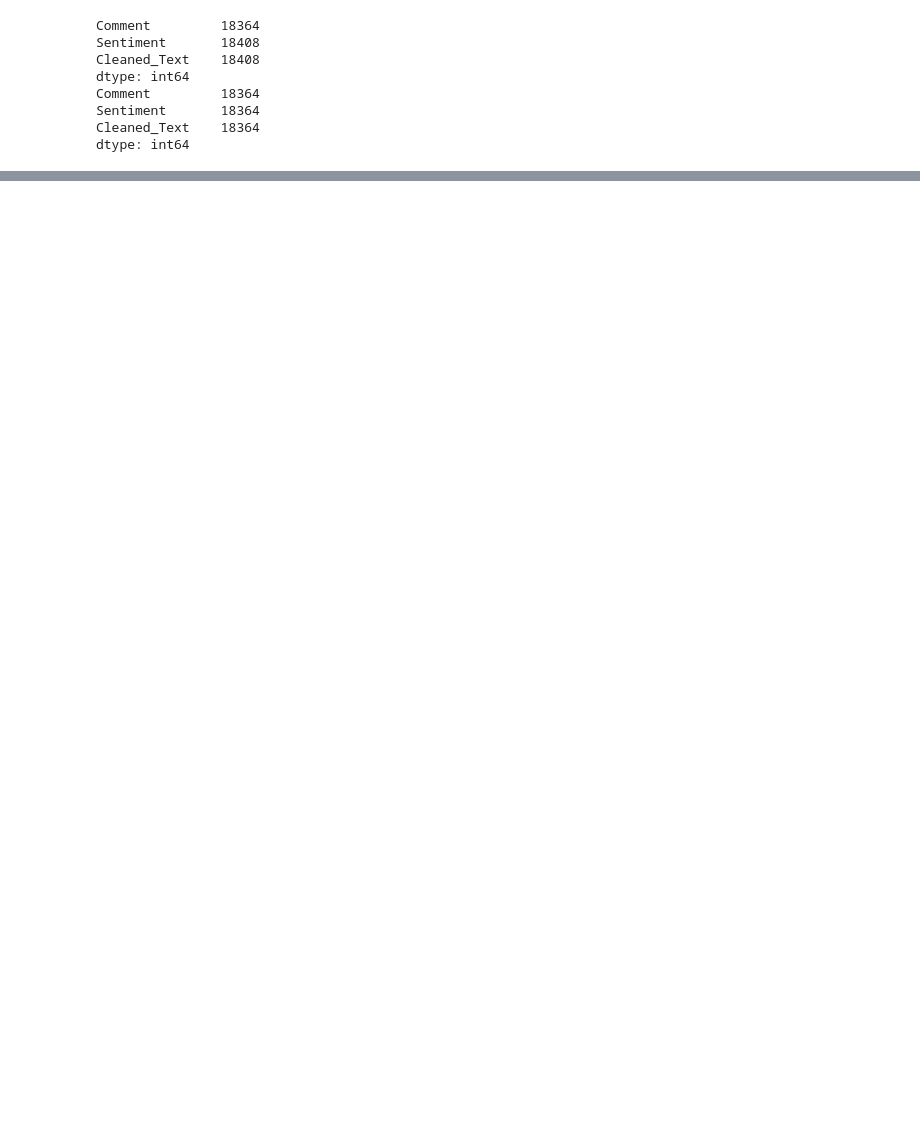
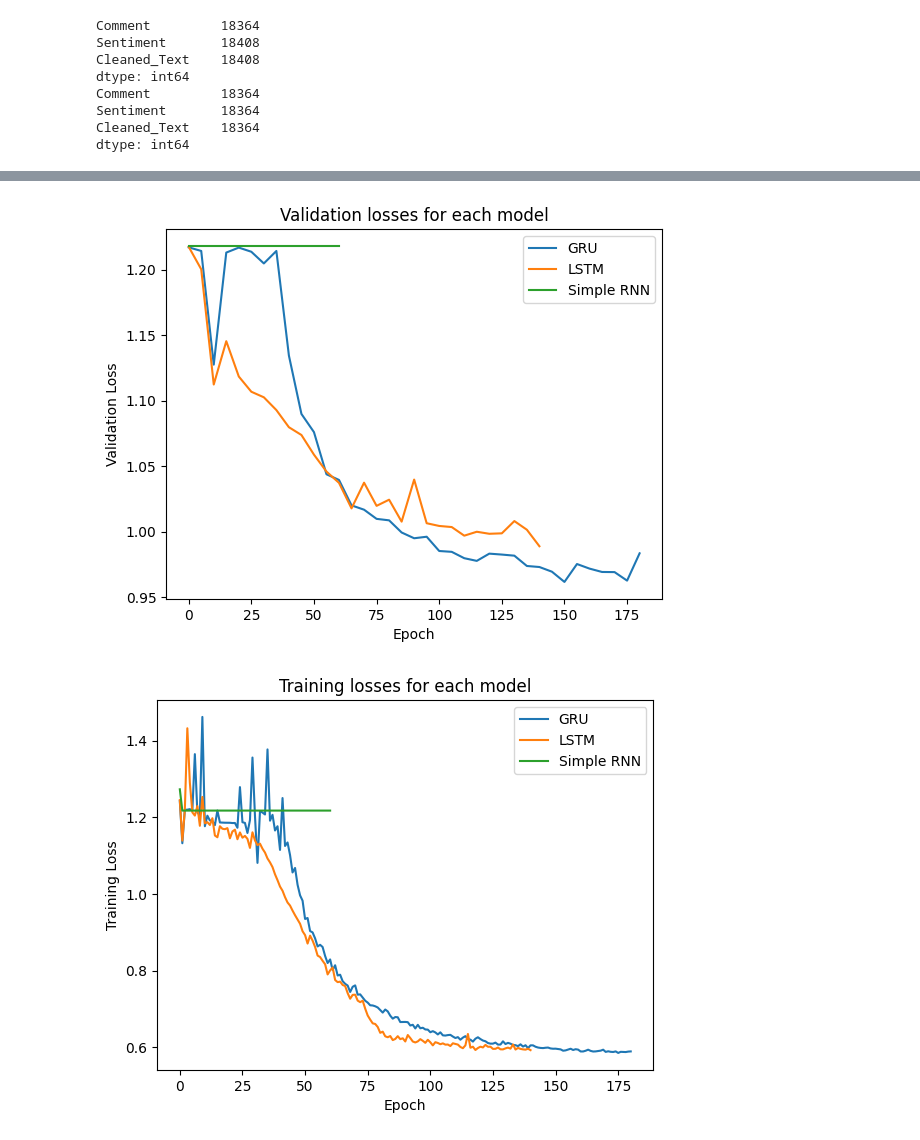
Before and after one commit to csch7/CSCI-4170, a Jupyter notebook: Homework-04/RNNs.ipynb, the cells around one changed output, grey strips where cells are left out. Cells and saved outputs as stored; diff of their text form; code cells hidden in the pictures; blank space fills up the shorter version.

```diff
--- a/Homework-04/RNNs.ipynb
+++ b/Homework-04/RNNs.ipynb
@@ -383,0 +392,22 @@ See the caveats in the documentation: https://pandas.pydata.org/pandas-docs/stab
+# %%
+plt.plot(np.arange(len(train_l_gru), step=val_epoch), val_l_gru, label="GRU")
+plt.plot(np.arange(len(train_l_lstm), step=val_epoch), val_l_lstm, label="LSTM")
+plt.plot(np.arange(len(train_l_rnn), step=val_epoch), val_l_rnn, label="Simple RNN")
+plt.legend()
+plt.xlabel("Epoch")
+plt.ylabel("Validation Loss")
+plt.title("Validation losses for each model")
+plt.show()
+
+
+plt.plot(np.arange(len(train_l_gru)), train_l_gru, label="GRU")
+plt.plot(np.arange(len(train_l_lstm)), train_l_lstm, label="LSTM")
+plt.plot(np.arange(len(train_l_rnn)), train_l_rnn, label="Simple RNN")
+plt.legend()
+plt.xlabel("Epoch")
+plt.ylabel("Training Loss")
+plt.title("Training losses for each model")
+plt.show()
+# %% [output]
+[figure, added]
+[figure, added]
```
Also changed, not shown: parts of 5 cells of this notebook.
